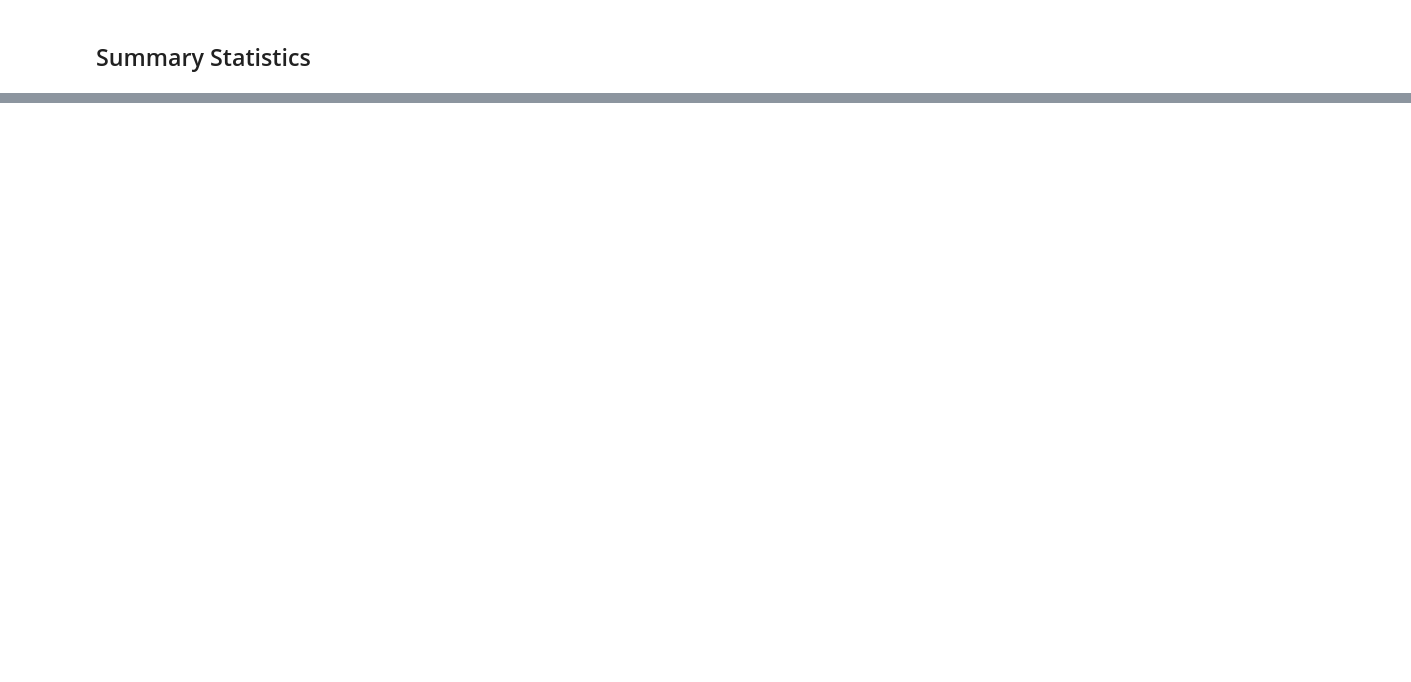
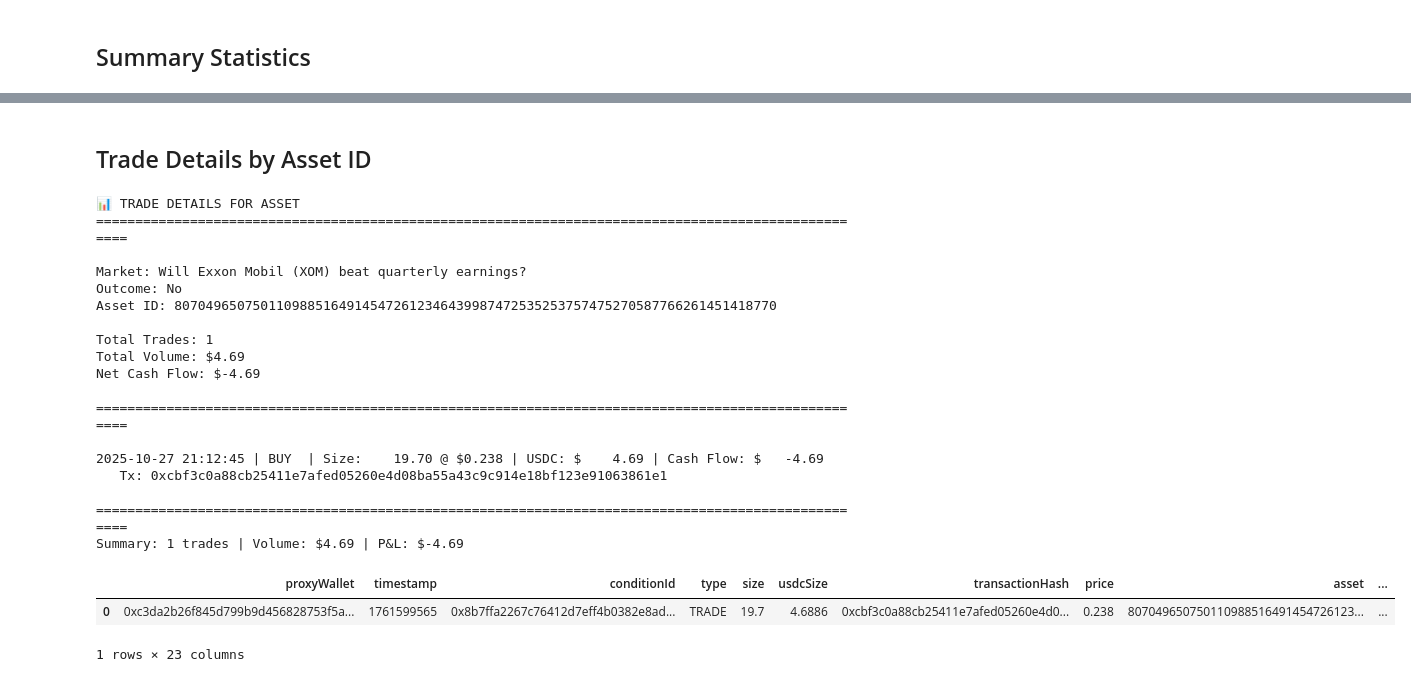
Before and after one commit to merijjeyn/poly-maker, a Jupyter notebook: scripts/trading_analysis.ipynb, the cells around one changed output, grey strips where cells are left out. Cells and saved outputs as stored; diff of their text form; code cells hidden in the pictures; blank space fills up the shorter version.

```diff
--- a/scripts/trading_analysis.ipynb
+++ b/scripts/trading_analysis.ipynb
@@ -391,0 +394,73 @@ plt.show()
+# %% [markdown]
+## Trade Details by Asset ID
+# %%
+def show_trades_for_asset(asset_id: str):
+    """
+    Display all trades for a specific asset ID.
+
+    Args:
+        asset_id: The asset to filter trades
+    """
+    # Filter trades for the specific asset
+    asset_trades = df[df['asset'] == asset_id].copy()
+
+    if len(asset_trades) == 0:
+        print(f"⚠️ No trades found for asset ID: {asset_id}")
+        return
+
+    # Sort by timestamp
+    asset_trades = asset_trades.sort_values('datetime')
+
+    # Get market info
+    market_info = asset_trades.iloc[0]
+
+    print(f"📊 TRADE DETAILS FOR ASSET")
+    print("=" * 100)
+    print(f"\nMarket: {market_info['title']}")
+    print(f"Outcome: {market_info['outcome']}")
+    print(f"Asset ID: {asset_id}")
+    print(f"\nTotal Trades: {len(asset_trades)}")
+    print(f"Total Volume: ${asset_trades['usdcSize'].sum():,.2f}")
+    print(f"Net Cash Flow: ${asset_trades['cash_flow'].sum():,.2f}")
+    print("\n" + "=" * 100)
+
+    # Display each trade
+    for idx, trade in asset_trades.iterrows():
+        print(f"\n{trade['datetime'].strftime('%Y-%m-%d %H:%M:%S')} | {trade['side']:4s} | "
+              f"Size: {trade['size']:8.2f} @ ${trade['price']:.3f} | "
+              f"USDC: ${trade['usdcSize']:8.2f} | "
+              f"Cash Flow: ${trade['cash_flow']:+8.2f}")
+        print(f"   Tx: {trade['transactionHash']}")
+
+    print("\n" + "=" * 100)
+    print(f"Summary: {len(asset_trades)} trades | Volume: ${asset_trades['usdcSize'].sum():,.2f} | "
+          f"P&L: ${asset_trades['cash_flow'].sum():+,.2f}")
+
+    return asset_trades
+
+
+# Example usage - paste an asset ID from the profitable/unprofitable markets above:
+ASSET_ID = "80704965075011098851649145472612346439987472535253757475270587766261451418770"
+show_trades_for_asset(ASSET_ID)
+# %% [output]
+📊 TRADE DETAILS FOR ASSET
+====================================================================================================
+
+Market: Will Exxon Mobil (XOM) beat quarterly earnings?
+Outcome: No
+Asset ID: 80704965075011098851649145472612346439987472535253757475270587766261451418770
+
+Total Trades: 1
+Total Volume: $4.69
+Net Cash Flow: $-4.69
+
+====================================================================================================
+
+2025-10-27 21:12:45 | BUY  | Size:    19.70 @ $0.238 | USDC: $    4.69 | Cash Flow: $   -4.69
+   Tx: 0xcbf3c0a88cb25411e7afed05260e4d08ba55a43c9c914e18bf123e91063861e1
+
+====================================================================================================
+Summary: 1 trades | Volume: $4.69 | P&L: $-4.69
+|  | proxyWallet | timestamp | conditionId | type | size | usdcSize | transactionHash | price | asset | ... |
+| 0 | 0xc3da2b26f845d799b9d456828753f5a... | 1761599565 | 0x8b7ffa2267c76412d7eff4b0382e8ad... | TRADE | 19.7 | 4.6886 | 0xcbf3c0a88cb25411e7afed05260e4d0... | 0.238 | 807049650750110988516491454726123... | ... |
+1 rows × 23 columns
```
Also changed, not shown: parts of 11 cells of this notebook.
